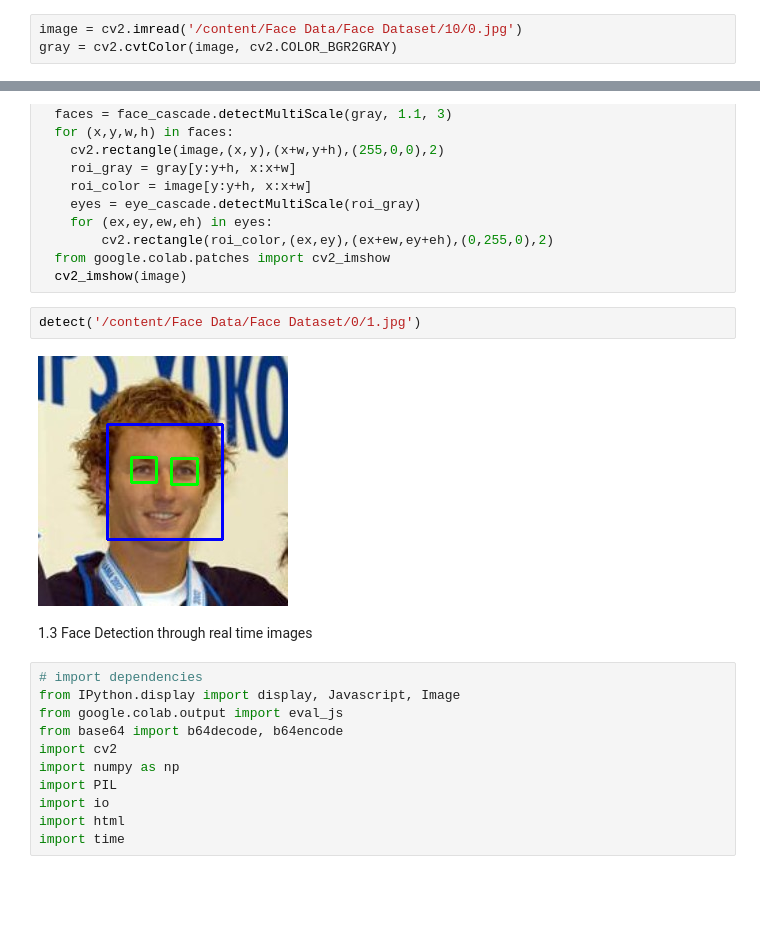
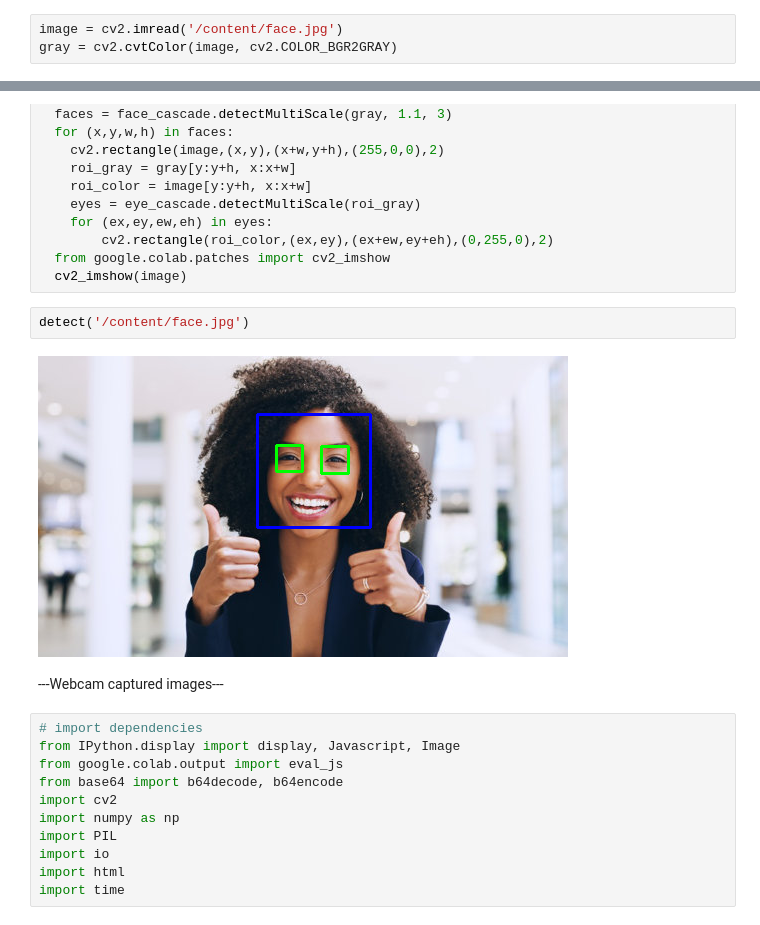
Before and after one commit to hadil1999-creator/Research-nternship-InnovCom, a Jupyter notebook: INNOV'COM.ipynb, the cells around one changed output, grey strips where cells are left out. Saved outputs shown, nothing was run; the diff lists cells and outputs as text; blank space fills up the shorter version.

```diff
--- a/INNOV'COM.ipynb
+++ b/INNOV'COM.ipynb
@@ -91,7 +63,7 @@ cascPath = "haarcascade_frontalface_default.xml"
 face_cascade = cv2.CascadeClassifier(cv2.data.haarcascades + cascPath)
 eye_cascade = cv2.CascadeClassifier(cv2.data.haarcascades + 'haarcascade_eye.xml')
 # %%
-image = cv2.imread('/content/Face Data/Face Dataset/10/0.jpg')
+image = cv2.imread('/content/face.jpg')
 gray = cv2.cvtColor(image, cv2.COLOR_BGR2GRAY)
 # %%
 faces = face_cascade.detectMultiScale(gray, 1.1, 2)
@@ -126,11 +92,11 @@ def detect(path):
   from google.colab.patches import cv2_imshow
   cv2_imshow(image)
 # %%
-detect('/content/Face Data/Face Dataset/0/1.jpg')
+detect('/content/face.jpg')
 # %% [output]
-[figure, old version]
+[figure, new version]
-# %% [markdown]
-1.3 Face Detection through real time images
+# %% [markdown]
+---Webcam captured images---
 # %%
 # import dependencies
 from IPython.display import display, Javascript, Image
```
Also changed, not shown: parts of 82 cells of this notebook.
